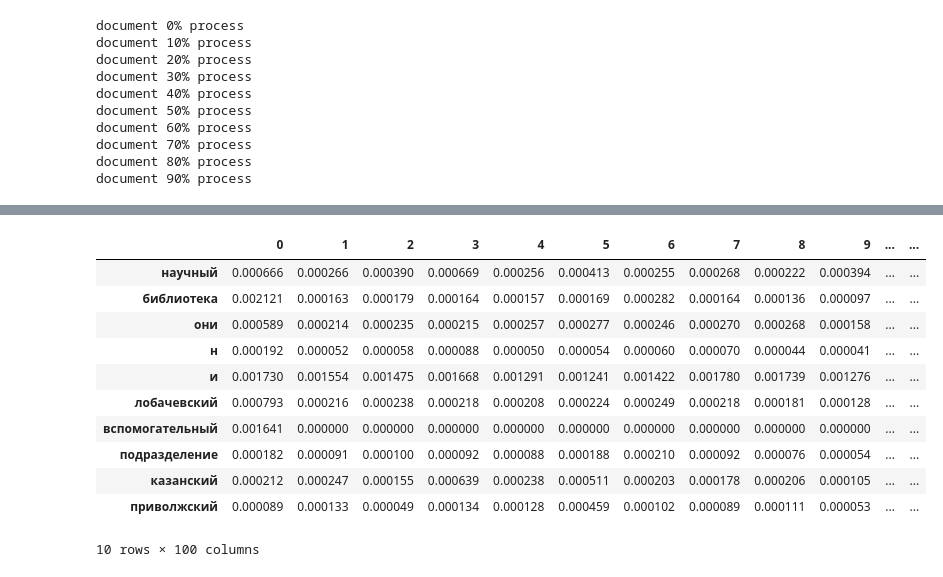
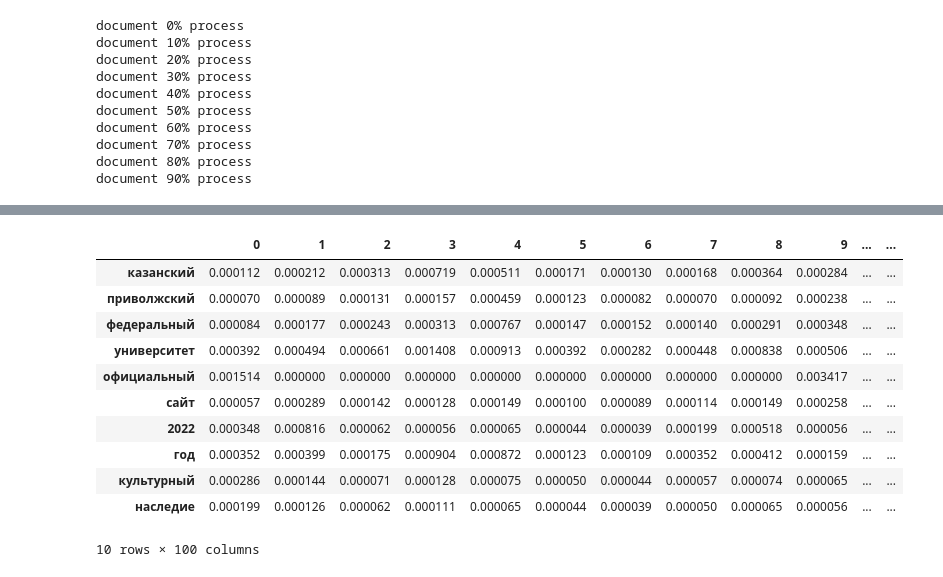
Before and after one commit to Gerrytty/is, a Jupyter notebook: task4.ipynb, the cells around one changed output, grey strips where cells are left out. Cells and saved outputs as stored; diff of their text form; code cells hidden in the pictures.

```diff
--- a/task4.ipynb
+++ b/task4.ipynb
@@ -11,7 +11,7 @@ def tf(path_to_docs, vocab, n_docs=100):
 
     tf_matrix = []
 
-    all_docs = os.listdir(path_to_docs)
+    all_docs = [f"{i}.txt" for i in range(n_docs)]
 
     for document_number, doc in enumerate(all_docs):
         if document_number % 10 == 0:
@@ -104,18 +105,18 @@ idf_df.head(10)
 # %%
 tf_idf_out = tf_idf(tf_result, idf_out)
 tf_idf_df = to_df(tf_idf_out, set_of_words)
-idf_df.to_csv("tf_idf.csv")
+tf_idf_df.to_csv("tf_idf.csv")
 tf_idf_df.head(10)
 # %% [output]
 |  | 0 | 1 | 2 | 3 | 4 | 5 | 6 | 7 | 8 | 9 | ... | ... |
-| научный | 0.000666 | 0.000266 | 0.000390 | 0.000669 | 0.000256 | 0.000413 | 0.000255 | 0.000268 | 0.000222 | 0.000394 | ... | ... |
-| библиотека | 0.002121 | 0.000163 | 0.000179 | 0.000164 | 0.000157 | 0.000169 | 0.000282 | 0.000164 | 0.000136 | 0.000097 | ... | ... |
-| они | 0.000589 | 0.000214 | 0.000235 | 0.000215 | 0.000257 | 0.000277 | 0.000246 | 0.000270 | 0.000268 | 0.000158 | ... | ... |
-| н | 0.000192 | 0.000052 | 0.000058 | 0.000088 | 0.000050 | 0.000054 | 0.000060 | 0.000070 | 0.000044 | 0.000041 | ... | ... |
-| и | 0.001730 | 0.001554 | 0.001475 | 0.001668 | 0.001291 | 0.001241 | 0.001422 | 0.001780 | 0.001739 | 0.001276 | ... | ... |
-| лобачевский | 0.000793 | 0.000216 | 0.000238 | 0.000218 | 0.000208 | 0.000224 | 0.000249 | 0.000218 | 0.000181 | 0.000128 | ... | ... |
-| вспомогательный | 0.001641 | 0.000000 | 0.000000 | 0.000000 | 0.000000 | 0.000000 | 0.000000 | 0.000000 | 0.000000 | 0.000000 | ... | ... |
-| подразделение | 0.000182 | 0.000091 | 0.000100 | 0.000092 | 0.000088 | 0.000188 | 0.000210 | 0.000092 | 0.000076 | 0.000054 | ... | ... |
-| казанский | 0.000212 | 0.000247 | 0.000155 | 0.000639 | 0.000238 | 0.000511 | 0.000203 | 0.000178 | 0.000206 | 0.000105 | ... | ... |
-| приволжский | 0.000089 | 0.000133 | 0.000049 | 0.000134 | 0.000128 | 0.000459 | 0.000102 | 0.000089 | 0.000111 | 0.000053 | ... | ... |
+| казанский | 0.000112 | 0.000212 | 0.000313 | 0.000719 | 0.000511 | 0.000171 | 0.000130 | 0.000168 | 0.000364 | 0.000284 | ... | ... |
+| приволжский | 0.000070 | 0.000089 | 0.000131 | 0.000157 | 0.000459 | 0.000123 | 0.000082 | 0.000070 | 0.000092 | 0.000238 | ... | ... |
+| федеральный | 0.000084 | 0.000177 | 0.000243 | 0.000313 | 0.000767 | 0.000147 | 0.000152 | 0.000140 | 0.000291 | 0.000348 | ... | ... |
+| университет | 0.000392 | 0.000494 | 0.000661 | 0.001408 | 0.000913 | 0.000392 | 0.000282 | 0.000448 | 0.000838 | 0.000506 | ... | ... |
+| официальный | 0.001514 | 0.000000 | 0.000000 | 0.000000 | 0.000000 | 0.000000 | 0.000000 | 0.000000 | 0.000000 | 0.003417 | ... | ... |
+| сайт | 0.000057 | 0.000289 | 0.000142 | 0.000128 | 0.000149 | 0.000100 | 0.000089 | 0.000114 | 0.000149 | 0.000258 | ... | ... |
+| 2022 | 0.000348 | 0.000816 | 0.000062 | 0.000056 | 0.000065 | 0.000044 | 0.000039 | 0.000199 | 0.000518 | 0.000056 | ... | ... |
+| год | 0.000352 | 0.000399 | 0.000175 | 0.000904 | 0.000872 | 0.000123 | 0.000109 | 0.000352 | 0.000412 | 0.000159 | ... | ... |
+| культурный | 0.000286 | 0.000144 | 0.000071 | 0.000128 | 0.000075 | 0.000050 | 0.000044 | 0.000057 | 0.000074 | 0.000065 | ... | ... |
+| наследие | 0.000199 | 0.000126 | 0.000062 | 0.000111 | 0.000065 | 0.000044 | 0.000039 | 0.000050 | 0.000065 | 0.000056 | ... | ... |
 10 rows × 100 columns
```
Also changed, not shown: parts of 3 cells of this notebook, 3 other files.
